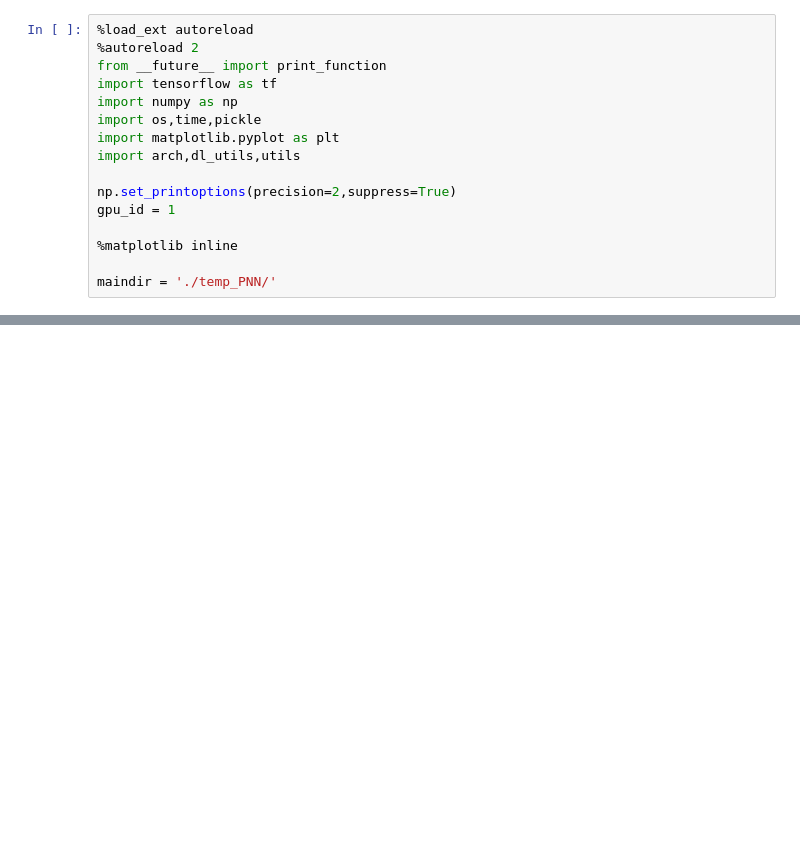
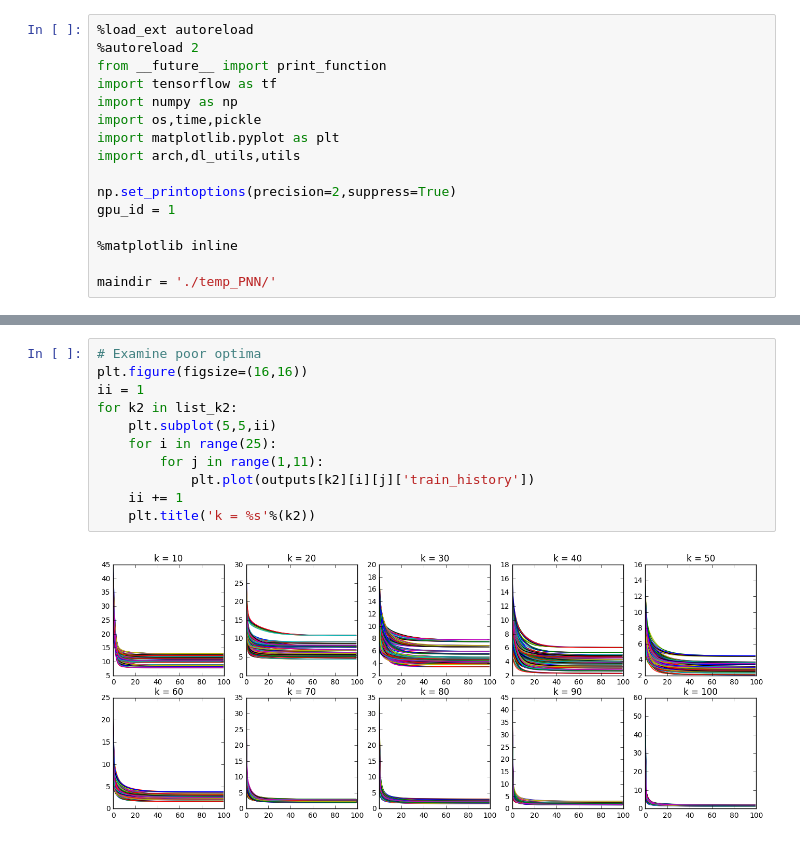
Before and after one commit to jessemzhang/porcupine_neural_networks, a Jupyter notebook: PNN_experiments.ipynb, the cells around one changed output, grey strips where cells are left out. Drawn from its saved outputs; the diff is of its cells as text; blank space fills up the shorter version.

```diff
--- a/PNN_experiments.ipynb
+++ b/PNN_experiments.ipynb
@@ -199,0 +231,13 @@ plt.savefig('Figures/fig_pnn_msecurve.pdf', format='pdf', dpi=500, bbox_inches='
+# %%
+# Examine poor optima
+plt.figure(figsize=(16,16))
+ii = 1
+for k2 in list_k2:
+    plt.subplot(5,5,ii)
+    for i in range(25):
+        for j in range(1,11):
+            plt.plot(outputs[k2][i][j]['train_history'])
+    ii += 1
+    plt.title('k = %s'%(k2))
+# %% [output]
+[figure, added]
```
Also changed, not shown: parts of 13 cells of this notebook.
